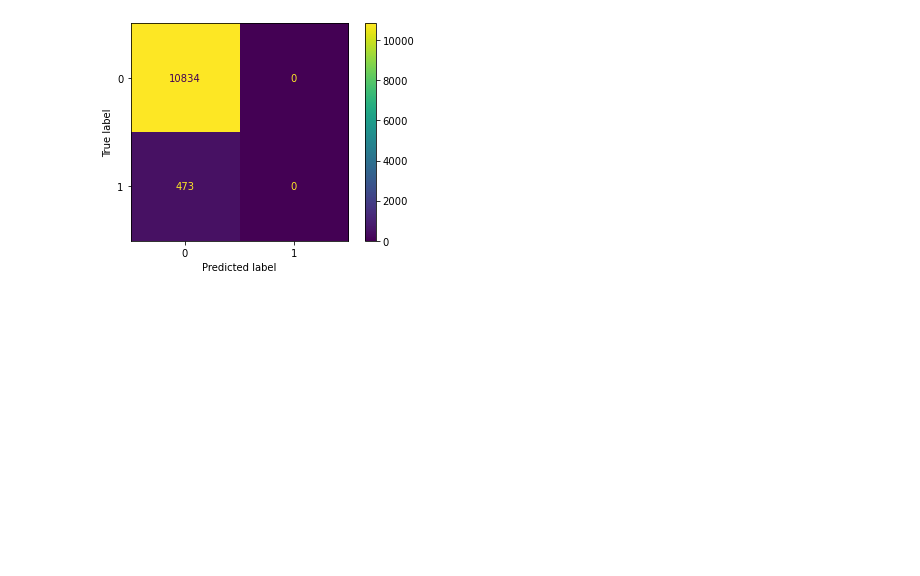
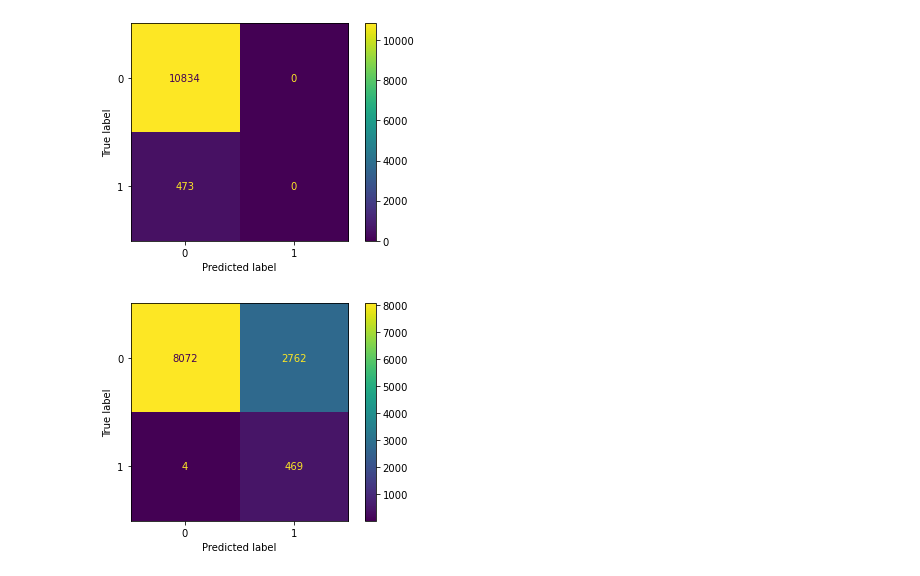
Before and after one commit to Milkafreak/Group_11_ML, a Jupyter notebook: Prosper/Project_G11.ipynb, the cells around one changed output. Cells and saved outputs as stored; diff of their text form; code cells hidden in the pictures; blank space fills up the shorter version.

```diff
--- a/Prosper/Project_G11.ipynb
+++ b/Prosper/Project_G11.ipynb
@@ -697,6 +698,15 @@ plt.show()
    macro avg       0.50      0.48      0.49     11307
 weighted avg       1.00      0.96      0.98     11307
 [figure]
+# %%
+#### after changing the threshold with the test set
+preds = np.where(rf.predict_proba(X_test)[:,1] > THRESHOLD1, 1, 0)
+CM = confusion_matrix(y_test, preds)
+disp = ConfusionMatrixDisplay(confusion_matrix=CM, display_labels=rf.classes_)
+disp.plot()
+plt.show()
+# %% [output]
+[figure, added]
 # %%
 #prosper["ListingCreationDate"] = pd.to_datetime(prosper["ListingCreationDate"], format= "%Y/%m/%d")
 #prosper["ListingCreationDate"]= prosper["ListingCreationDate"].dt.date
```
Also changed, not shown: parts of 1 cell of this notebook, 1 other file.
